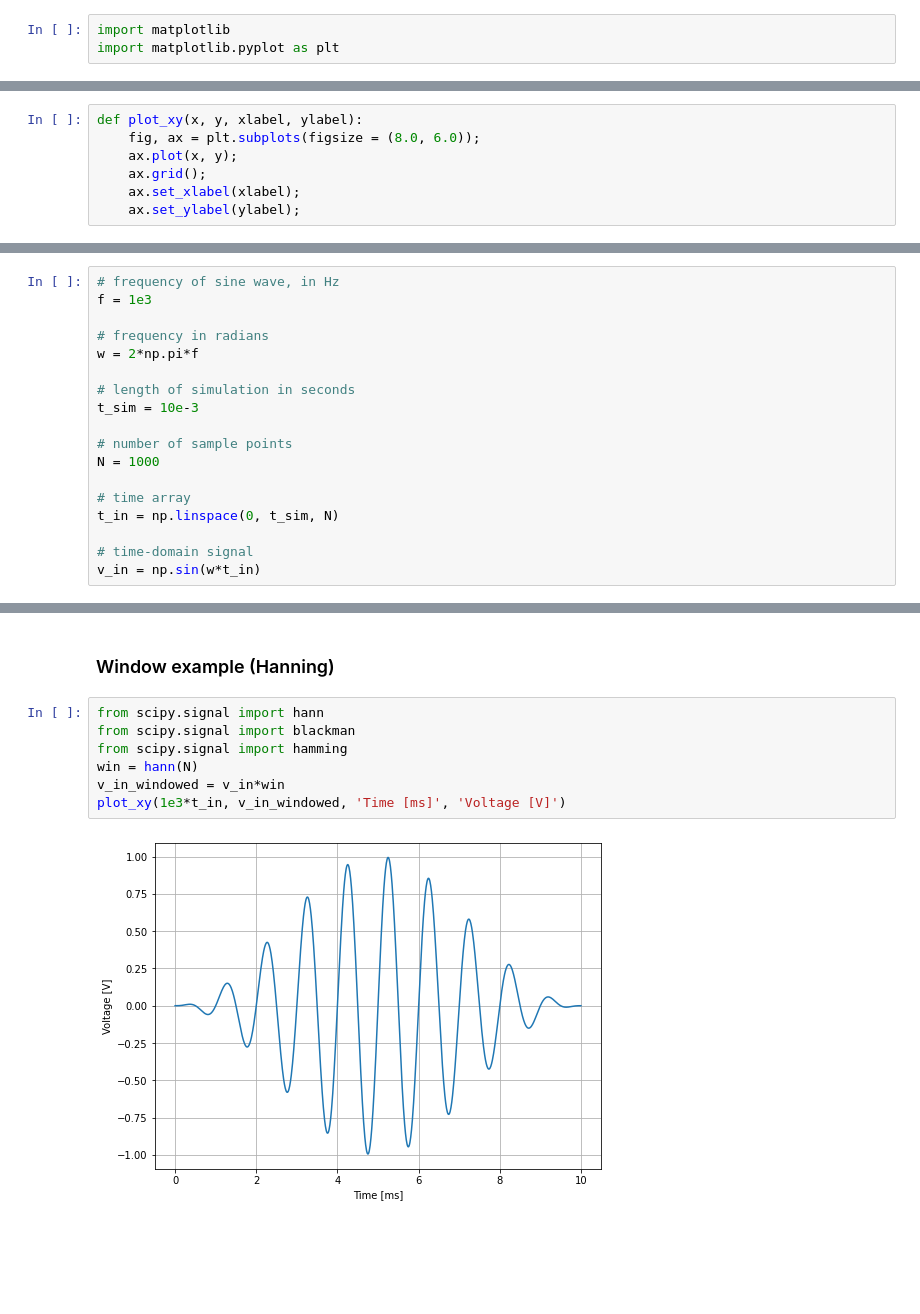
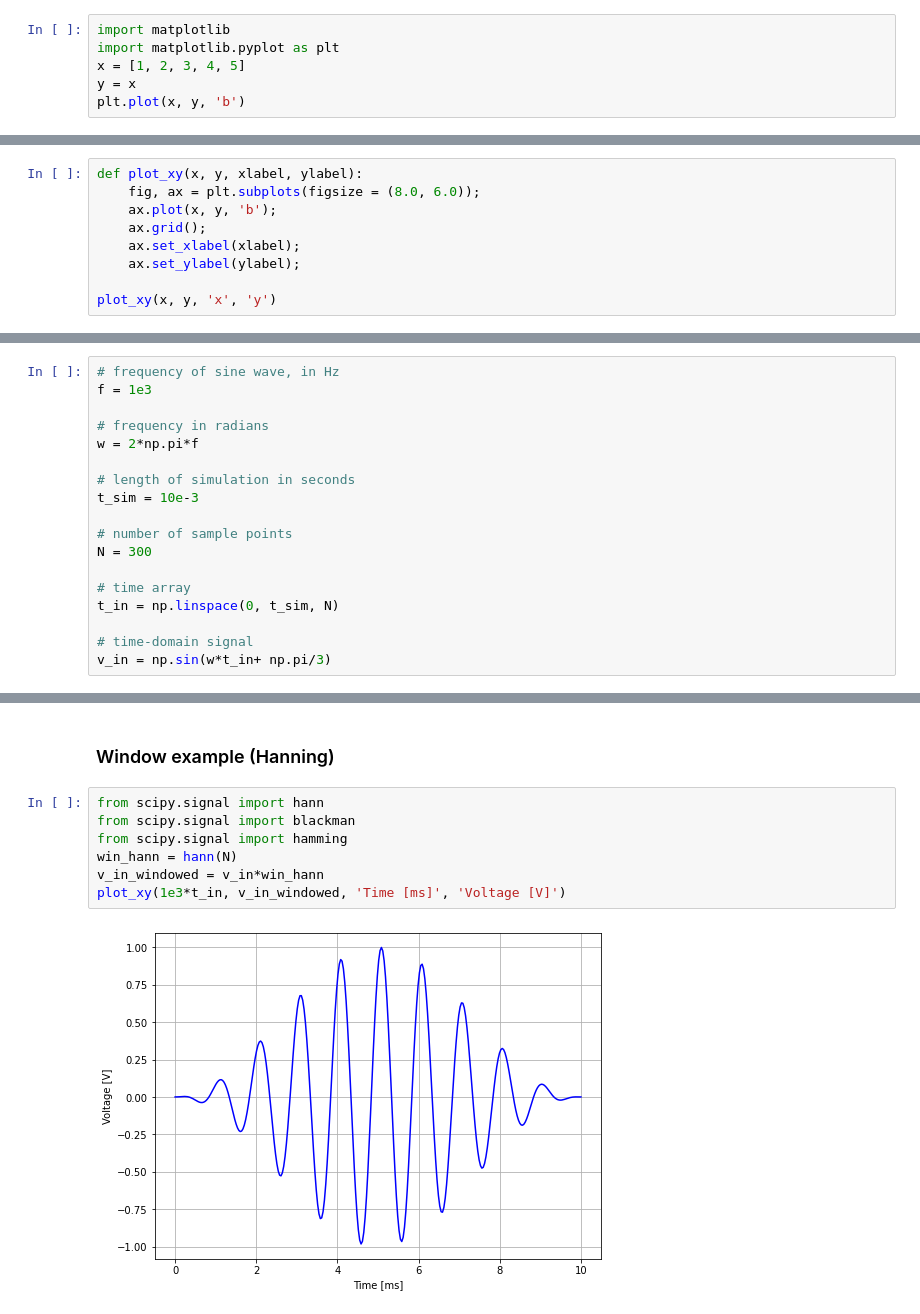
Before and after one commit to uw-analog/ee538-autumn2020, a Jupyter notebook: 2020_10_01_EE538_Lecture1.ipynb, the cells around one changed output, grey strips where cells are left out. Cells and saved outputs as stored; diff of their text form; blank space fills up the shorter version.

```diff
--- a/2020_10_01_EE538_Lecture1.ipynb
+++ b/2020_10_01_EE538_Lecture1.ipynb
@@ -191,3 +197,6 @@ For plotting/visualization, __matplotlib__ is indispensable. We'll use the short
 # %%
 import matplotlib
 import matplotlib.pyplot as plt
+x = [1, 2, 3, 4, 5]
+y = x
+plt.plot(x, y, 'b')
@@ -196,7 +208,9 @@ We'll perform certain functions (like plotting signals) frequently, so it makes
 # %%
 def plot_xy(x, y, xlabel, ylabel):
     fig, ax = plt.subplots(figsize = (8.0, 6.0));
-    ax.plot(x, y);
+    ax.plot(x, y, 'b');
     ax.grid();
     ax.set_xlabel(xlabel);
     ax.set_ylabel(ylabel);
+
+plot_xy(x, y, 'x', 'y')
@@ -358,11 +421,11 @@ w = 2*np.pi*f
 t_sim = 10e-3
 
 # number of sample points
-N = 1000
+N = 300
 
 # time array
 t_in = np.linspace(0, t_sim, N)
 
 # time-domain signal
-v_in = np.sin(w*t_in)
+v_in = np.sin(w*t_in+ np.pi/3)
 # %% [markdown]
@@ -387,10 +461,10 @@ The Fourier Transform only contains information up to the Nyquist frequency, $f_
 # %%
 from scipy.signal import hann
 from scipy.signal import blackman
 from scipy.signal import hamming
-win = hann(N)
-v_in_windowed = v_in*win
+win_hann = hann(N)
+v_in_windowed = v_in*win_hann
 plot_xy(1e3*t_in, v_in_windowed, 'Time [ms]', 'Voltage [V]')
 # %% [output]
-[figure, old version]
+[figure, new version]
 # %% [markdown]
```
Also changed, not shown: parts of 53 cells of this notebook, 6 other files.
